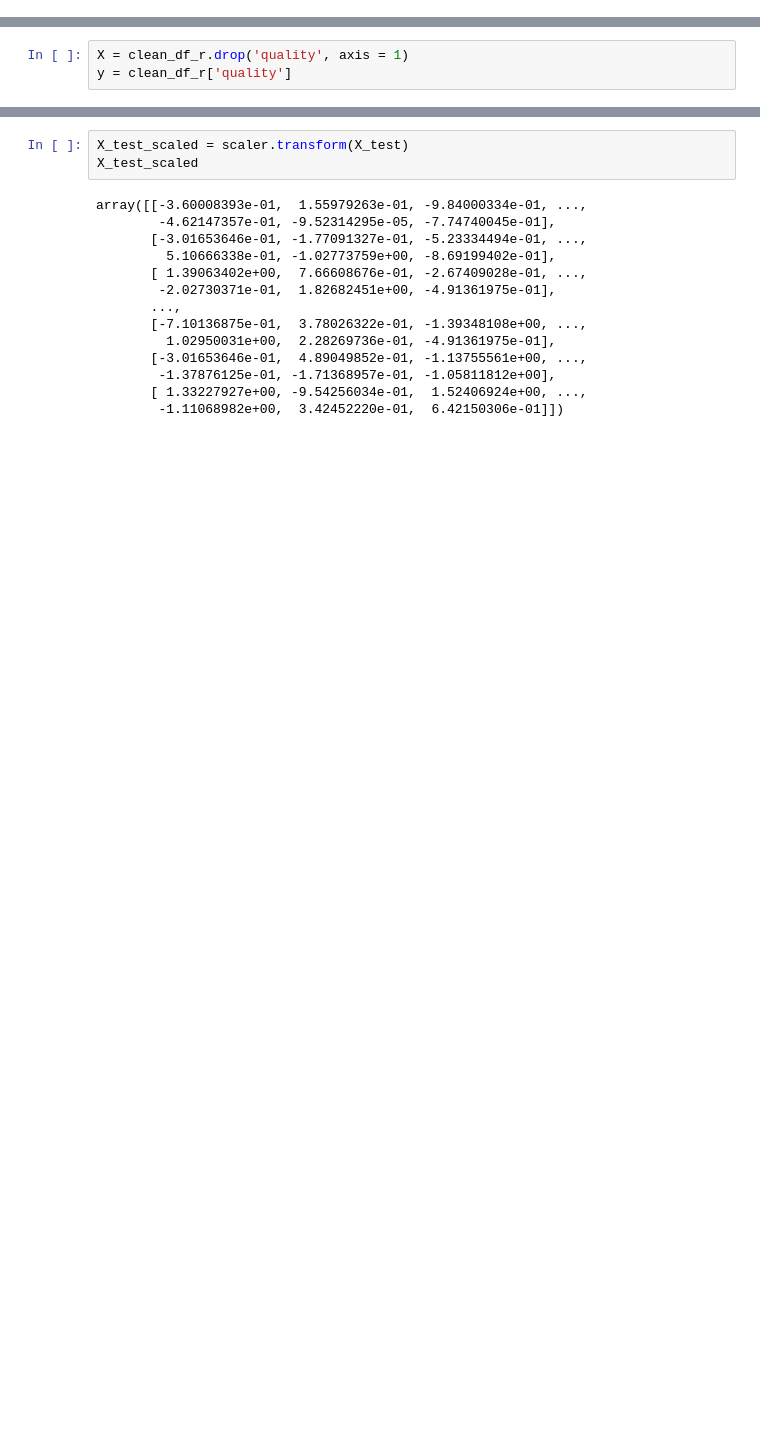
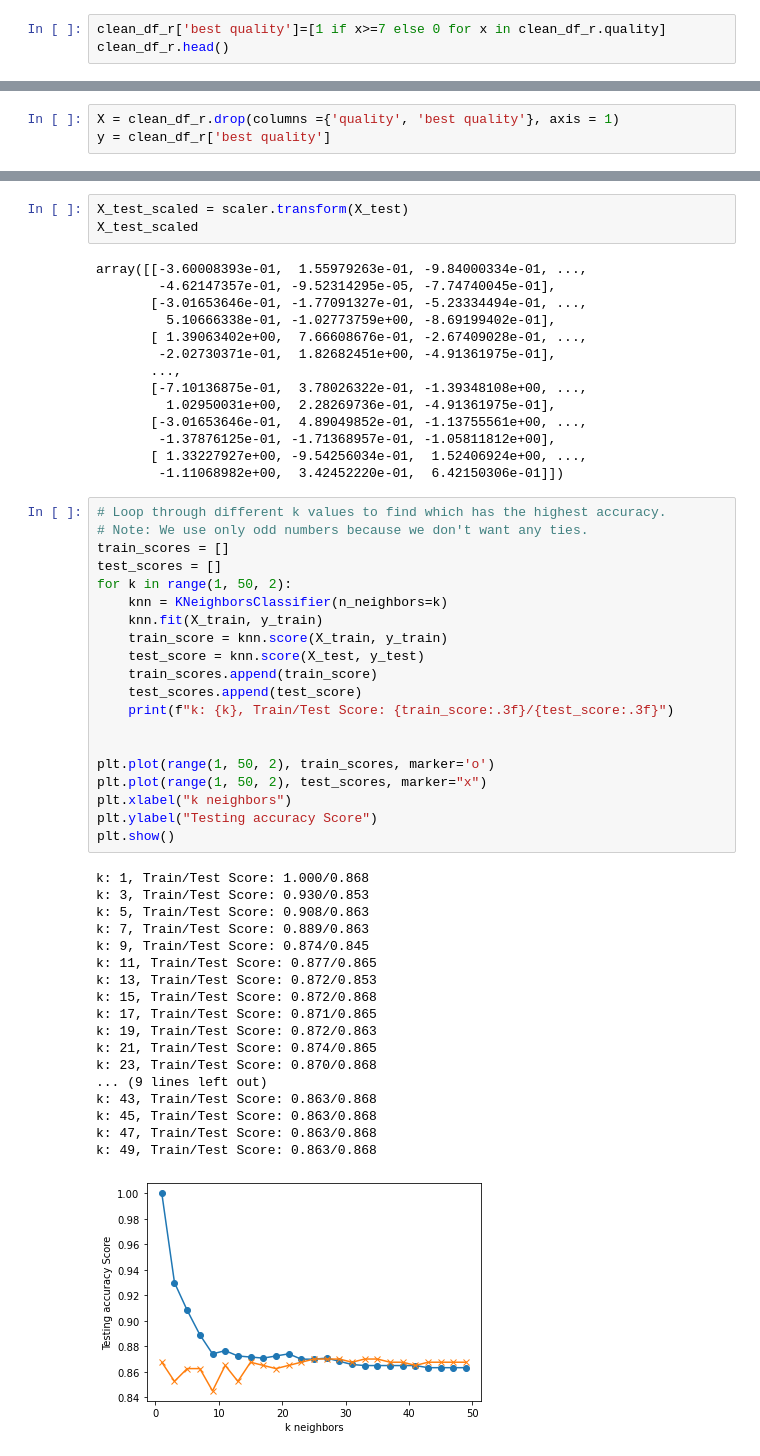
Before and after one commit to pemenalo/wine_enthusiasts, a Jupyter notebook: Untitled.ipynb, the cells around one changed output, grey strips where cells are left out. Drawn from its saved outputs; the diff is of its cells as text; blank space fills up the shorter version.

Commit message:
Updated data modeling on quality

```diff
--- a/Untitled.ipynb
+++ b/Untitled.ipynb
@@ -113,3 +124,6 @@ clean_df_r
 | 1597 | 5.9 | 0.645 | 0.12 | 2.0 | 0.075 | 32.0 | ... |
 | 1598 | 6.0 | 0.310 | 0.47 | 3.6 | 0.067 | 18.0 | ... |
 1599 rows × 12 columns
+# %%
+clean_df_r['best quality']=[1 if x>=7 else 0 for x in clean_df_r.quality]
+clean_df_r.head()
@@ -116,6 +141,6 @@ clean_df_r
 # %%
-X = clean_df_r.drop('quality', axis = 1)
-y = clean_df_r['quality']
+X = clean_df_r.drop(columns ={'quality', 'best quality'}, axis = 1)
+y = clean_df_r['best quality']
 # %%
 X
 # %% [output]
@@ -159,3 +199,42 @@ array([[-3.60008393e-01,  1.55979263e-01, -9.84000334e-01, ...,
         -1.37876125e-01, -1.71368957e-01, -1.05811812e+00],
        [ 1.33227927e+00, -9.54256034e-01,  1.52406924e+00, ...,
         -1.11068982e+00,  3.42452220e-01,  6.42150306e-01]])
+# %%
+# Loop through different k values to find which has the highest accuracy.
+# Note: We use only odd numbers because we don't want any ties.
+train_scores = []
+test_scores = []
+for k in range(1, 50, 2):
+    knn = KNeighborsClassifier(n_neighbors=k)
+    knn.fit(X_train, y_train)
+    train_score = knn.score(X_train, y_train)
+    test_score = knn.score(X_test, y_test)
+    train_scores.append(train_score)
+    test_scores.append(test_score)
+    print(f"k: {k}, Train/Test Score: {train_score:.3f}/{test_score:.3f}")
+
+
+plt.plot(range(1, 50, 2), train_scores, marker='o')
+plt.plot(range(1, 50, 2), test_scores, marker="x")
+plt.xlabel("k neighbors")
+plt.ylabel("Testing accuracy Score")
+plt.show()
+# %% [output]
+k: 1, Train/Test Score: 1.000/0.868
+k: 3, Train/Test Score: 0.930/0.853
+k: 5, Train/Test Score: 0.908/0.863
+k: 7, Train/Test Score: 0.889/0.863
+k: 9, Train/Test Score: 0.874/0.845
+k: 11, Train/Test Score: 0.877/0.865
+k: 13, Train/Test Score: 0.872/0.853
+k: 15, Train/Test Score: 0.872/0.868
+k: 17, Train/Test Score: 0.871/0.865
+k: 19, Train/Test Score: 0.872/0.863
+k: 21, Train/Test Score: 0.874/0.865
+k: 23, Train/Test Score: 0.870/0.868
+... (9 lines left out)
+k: 43, Train/Test Score: 0.863/0.868
+k: 45, Train/Test Score: 0.863/0.868
+k: 47, Train/Test Score: 0.863/0.868
+k: 49, Train/Test Score: 0.863/0.868
+[figure, added]
```
Also changed, not shown: parts of 12 cells of this notebook, 21 other files.
